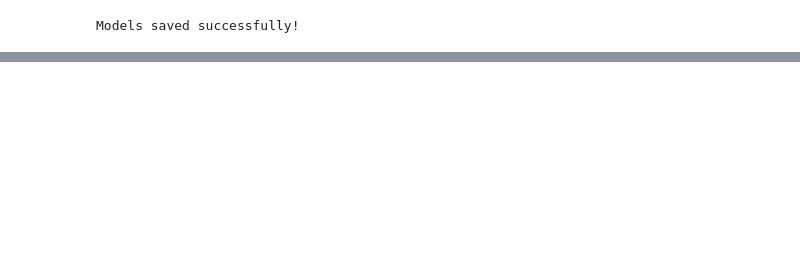
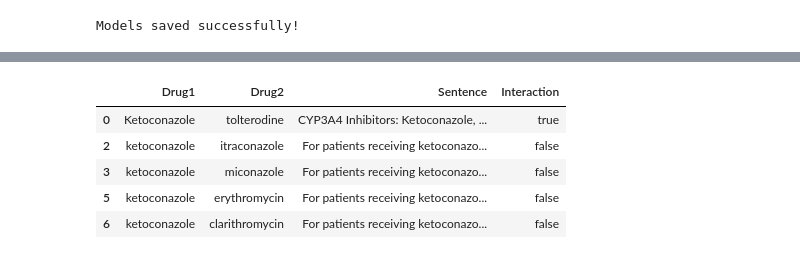
Before and after one commit to abhayjit07/Drug-Drug-Interaction-and-Alternate-Recommendation-System, a Jupyter notebook: Pipeline3/ensembling.ipynb, the cells around one changed output, grey strips where cells are left out. Drawn from its saved outputs; the diff is of its cells as text; code cells hidden in the pictures; blank space fills up the shorter version.

```diff
--- a/Pipeline3/ensembling.ipynb
+++ b/Pipeline3/ensembling.ipynb
@@ -168,15 +149,0 @@ Load TwoSides Dataset as Test Dataset.
-# %%
-## Load the TwoSidesCombined.csv file
-file_path = '../Dataset/twosides_generated_sentences.csv'
-test_df = pd.read_csv(file_path)
-
-test_df
-
-# could you change interaction from 1/0 to True/False
-test_df['Interaction'] = test_df['Interaction'].map({1: "true", 0: "false"})
-# %%
-test_df
-
-## Randomly select 27792 rows from the test_df
-test_df = test_df.sample(n=27792, random_state=42)
-test_df
@@ -362,0 +425,16 @@ Models saved successfully!
+# %%
+test_df
+# Find drug pairs in test_df where both drugs are present in drug_alternatives
+common_drug_pairs = test_df[
+    (test_df['Drug1'].str.lower().isin(drug_alternatives['drug'].str.lower())) &
+    (test_df['Drug2'].str.lower().isin(drug_alternatives['drug'].str.lower()))
+]
+
+common_drug_pairs.head()
+# %% [output]
+|  | Drug1 | Drug2 | Sentence | Interaction |
+| 0 | Ketoconazole | tolterodine | CYP3A4 Inhibitors: Ketoconazole, ... | true |
+| 2 | ketoconazole | itraconazole | For patients receiving ketoconazo... | false |
+| 3 | ketoconazole | miconazole | For patients receiving ketoconazo... | false |
+| 5 | ketoconazole | erythromycin | For patients receiving ketoconazo... | false |
+| 6 | ketoconazole | clarithromycin | For patients receiving ketoconazo... | false |
```
Also changed, not shown: parts of 39 cells of this notebook, 12 other files.
